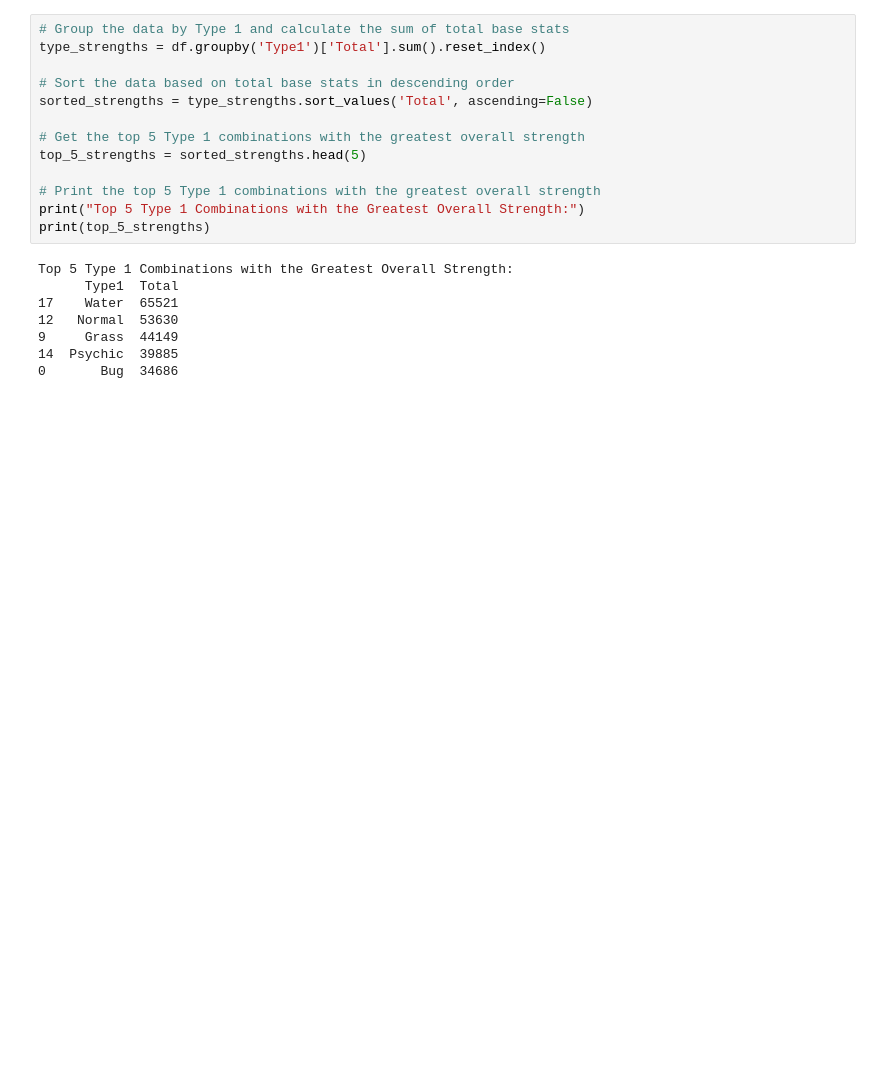
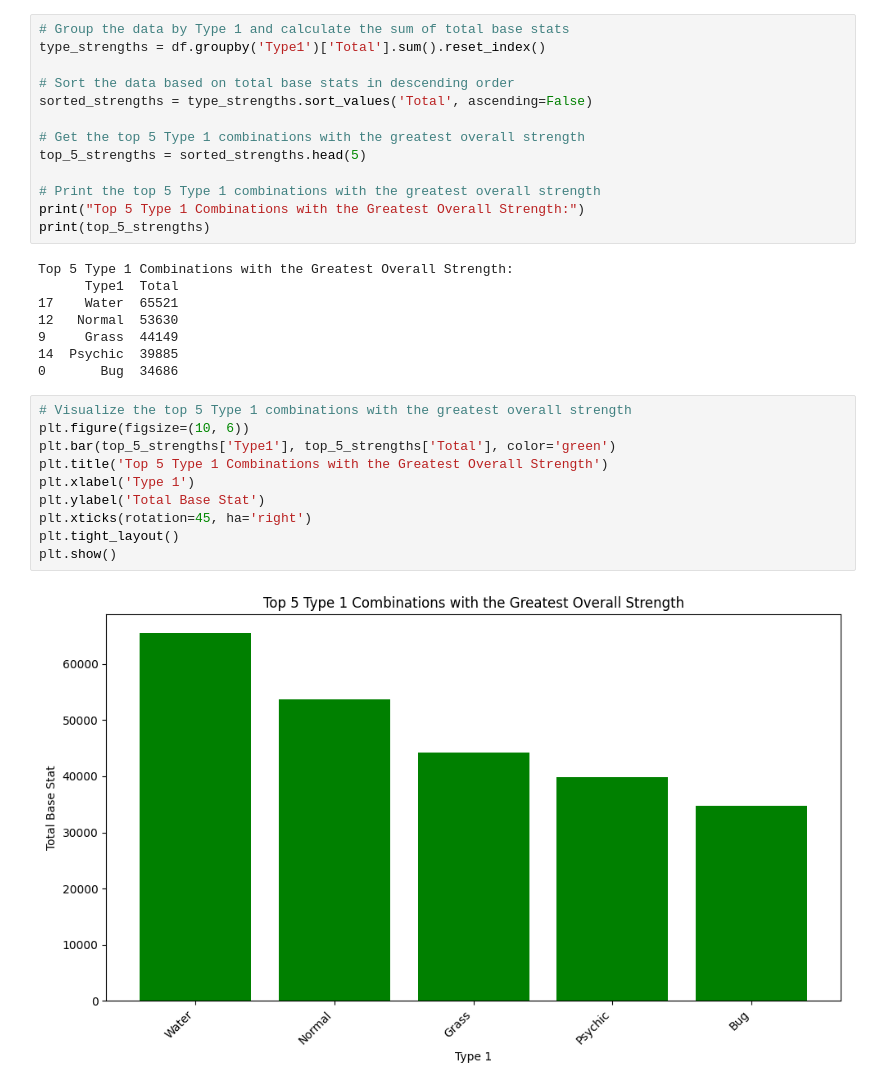
Before and after one commit to jerrymusaga/pokemon, a Jupyter notebook: pokemon.ipynb, the cells around one changed output. Saved outputs shown, nothing was run; the diff lists cells and outputs as text; blank space fills up the shorter version.

Commit message:
visualize top 5 type 1 pokemon with greatest strengths

```diff
--- a/pokemon.ipynb
+++ b/pokemon.ipynb
@@ -354,3 +354,15 @@ Top 5 Type 1 Combinations with the Greatest Overall Strength:
 9     Grass  44149
 14  Psychic  39885
 0       Bug  34686
+# %%
+# Visualize the top 5 Type 1 combinations with the greatest overall strength
+plt.figure(figsize=(10, 6))
+plt.bar(top_5_strengths['Type1'], top_5_strengths['Total'], color='green')
+plt.title('Top 5 Type 1 Combinations with the Greatest Overall Strength')
+plt.xlabel('Type 1')
+plt.ylabel('Total Base Stat')
+plt.xticks(rotation=45, ha='right')
+plt.tight_layout()
+plt.show()
+# %% [output]
+[figure, added]
```
